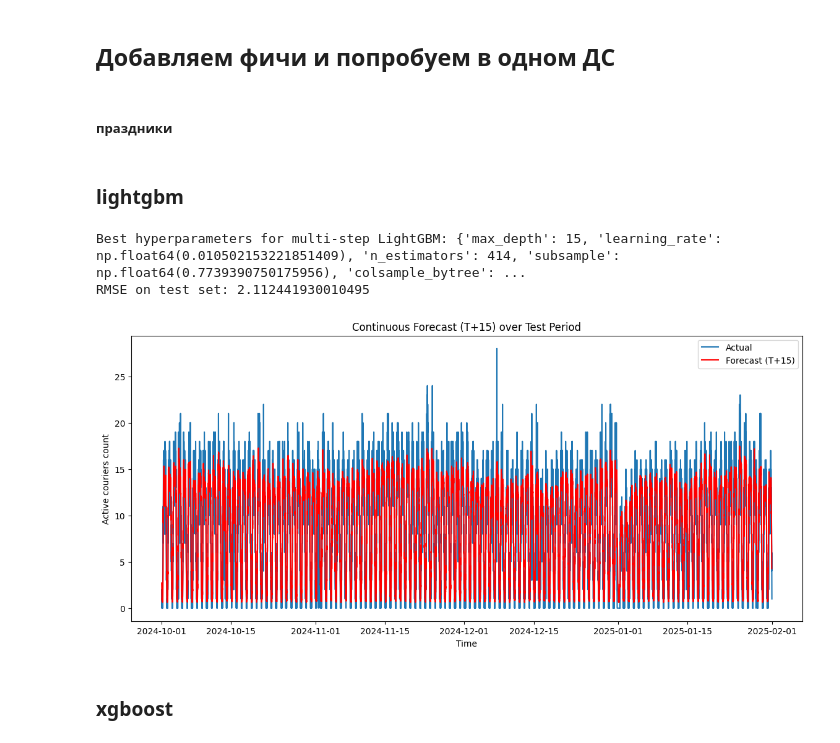
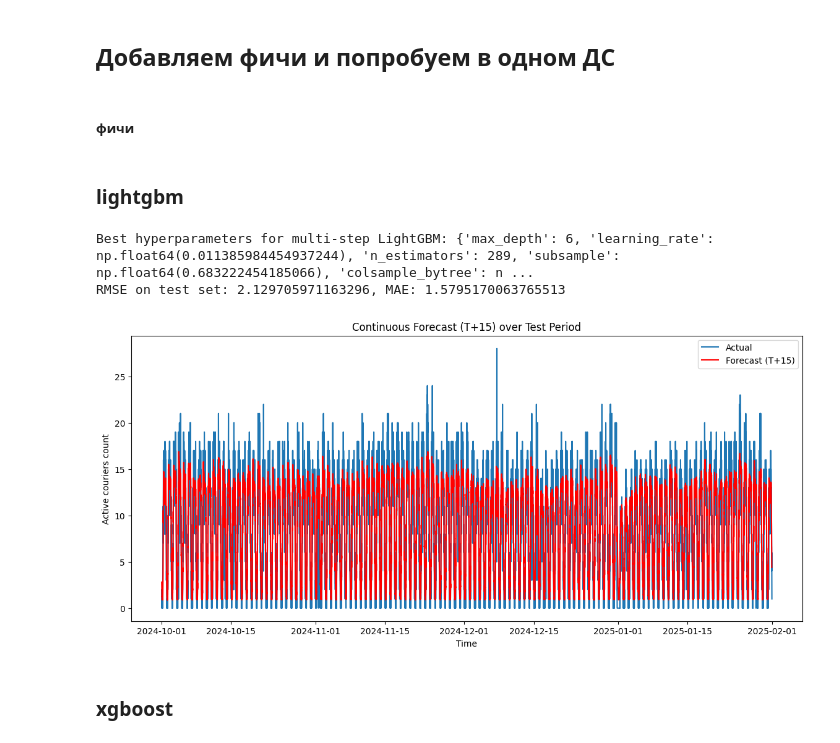
Before and after one commit to shkurtajadela/couriers, a Jupyter notebook: regression.ipynb, the cells around one changed output. Saved outputs shown, nothing was run; the diff lists cells and outputs as text; code cells hidden in the pictures.

```diff
--- a/regression.ipynb
+++ b/regression.ipynb
@@ -18,7 +18,7 @@ import pickle
 # pd.set_option('display.max_columns', None)
 # pd.set_option('display.width', 1000)
 # %%
-df = pd.read_csv('processed_tt.csv')
+df = pd.read_csv('data/processed_tt.csv')
 df = df[df['N'] != 'N']
 df = df[df['date_group'] < '2025-02-01 00:00:00']
 
@@ -602,7 +608,7 @@ MAE: 2.087, RMSE: 2.762
 # %% [markdown]
 ## Добавляем фичи и попробуем в одном ДС
 # %% [markdown]
-##### праздники
+##### фичи
 # %%
 holidays = [
     "2024-01-01", "2024-01-02", "2024-01-03", "2024-01-04", "2024-01-05", "2024-01-06",
@@ -616,48 +622,52 @@ holidays = [
 ]
 
 holidays_dates = pd.to_datetime(holidays)
+
+def add_features(df):
+    df['hour'] = df.index.hour
+    df['minute'] = df.index.minute
+    df['dayofweek'] = df.index.dayofweek
+    df['lag_4'] = df['active_couriers_count'].shift(4)
+    df['lag_three_hours'] = df['active_couriers_count'].shift(1, freq='3h')
+    df['hour_sin'] = np.sin(2 * np.pi * df['hour'] / 24)
+    df['rolling_mean_1h'] = df['active_couriers_count'].shift(4).rolling(window=4).mean()
+    df['rolling_std_1h'] = df['active_couriers_count'].shift(4).rolling(window=4).std()
+    df['rolling_mean_3h'] = df['active_couriers_count'].shift(4).rolling(window=12).mean()
+    df['rolling_std_3h'] = df['active_couriers_count'].shift(4).rolling(window=12).std()
+    return df
 # %% [markdown]
 ### lightgbm
 # %%
 split_date = pd.to_datetime('2024-10-01')
 df_n_light = df_n.copy()
-df_n_light['hour'] = df_n_light.index.hour
-df_n_light['minute'] = df_n_light.index.minute
-df_n_light['dayofweek'] = df_n_light.index.dayofweek
-df_n_light['lag_4'] = df_n_light['active_couriers_count'].shift(4)
-df_n_light['lag_three_hours'] = df_n_light['active_couriers_count'].shift(1, freq='3h')
-df_n_light['hour_sin'] = np.sin(2 * np.pi * df_n_light['hour'] / 24)
-df_n_light['rolling_mean_1h'] = df_n_light['active_couriers_count'].rolling(window=4).mean()
-df_n_light['rolling_std_1h'] = df_n_light['active_couriers_count'].rolling(window=4).std()
-df_n_light['rolling_mean_3h'] = df_n_light['active_couriers_count'].rolling(window=12).mean()
-df_n_light['rolling_std_3h'] = df_n_light['active_couriers_count'].rolling(window=12).std()
+df_n_light = add_features(df_n_light)
 
 # НЕ ПОМОГЛИ:
 # df_n_light['lag_yesterday'] = df_n_light['active_couriers_count'].shift(1, freq='D')
 # df_n_light['lag_week'] = df_n_light['active_couriers_count'].shift(1, freq='7D')
 # df_n_light['lag_mean_3days'] = (
 #     df_n_light['active_couriers_count'].shift(1, freq='D') +
 #     df_n_light['active_couriers_count'].shift(2, freq='D') +
 #     df_n_light['active_couriers_count'].shift(3, freq='D')
 # ) / 3
 # df_n_light['is_weekend'] = df_n_light['dayofweek'].isin([5, 6]).astype(int)
 # df_n_light['hour_cos'] = np.cos(2 * np.pi * df_n_light['hour'] / 24)
 # df_n_light['diff_1h_15_min'] = df_n_light['active_couriers_count'].shift(5) - df_n_light['active_couriers_count'].shift(4)
 # df_n_light['is_holiday'] = pd.Series(df_n_light.index.date).isin(holidays_dates).astype(int).values
 
 features = ['hour', 'minute', 'dayofweek', 'hour_sin',
             'lag_three_hours', 'lag_4', 'rolling_mean_1h', 'rolling_std_1h',
-            'rolling_mean_3h', 'rolling_std_3h', 'active_couriers_count']
+            'rolling_mean_3h', 'rolling_std_3h']
 
 input_steps = 4
 forecast_steps = 4
 final_model, sample_times, Y_test, pred_test, forecast_series, mae, rmse = train_lightgbm_multi_step_model(
     df_n_light, 'active_couriers_count', input_steps, forecast_steps, split_date, features, max_evals=50, plot=True
 )
 # %% [output]
-Best hyperparameters for multi-step LightGBM: {'max_depth': 15, 'learning_rate': np.float64(0.010502153221851409), 'n_estimators': 414, 'subsample': np.float64(0.7739390750175956), 'colsample_bytree': ...
-RMSE on test set: 2.112441930010495
+Best hyperparameters for multi-step LightGBM: {'max_depth': 6, 'learning_rate': np.float64(0.011385984454937244), 'n_estimators': 289, 'subsample': np.float64(0.683222454185066), 'colsample_bytree': n ...
+RMSE on test set: 2.129705971163296, MAE: 1.5795170063765513
-[figure, old version]
+[figure, new version]
 # %% [markdown]
 ### xgboost
 # %%
```
Also changed, not shown: parts of 10 cells of this notebook, 9 other files.
